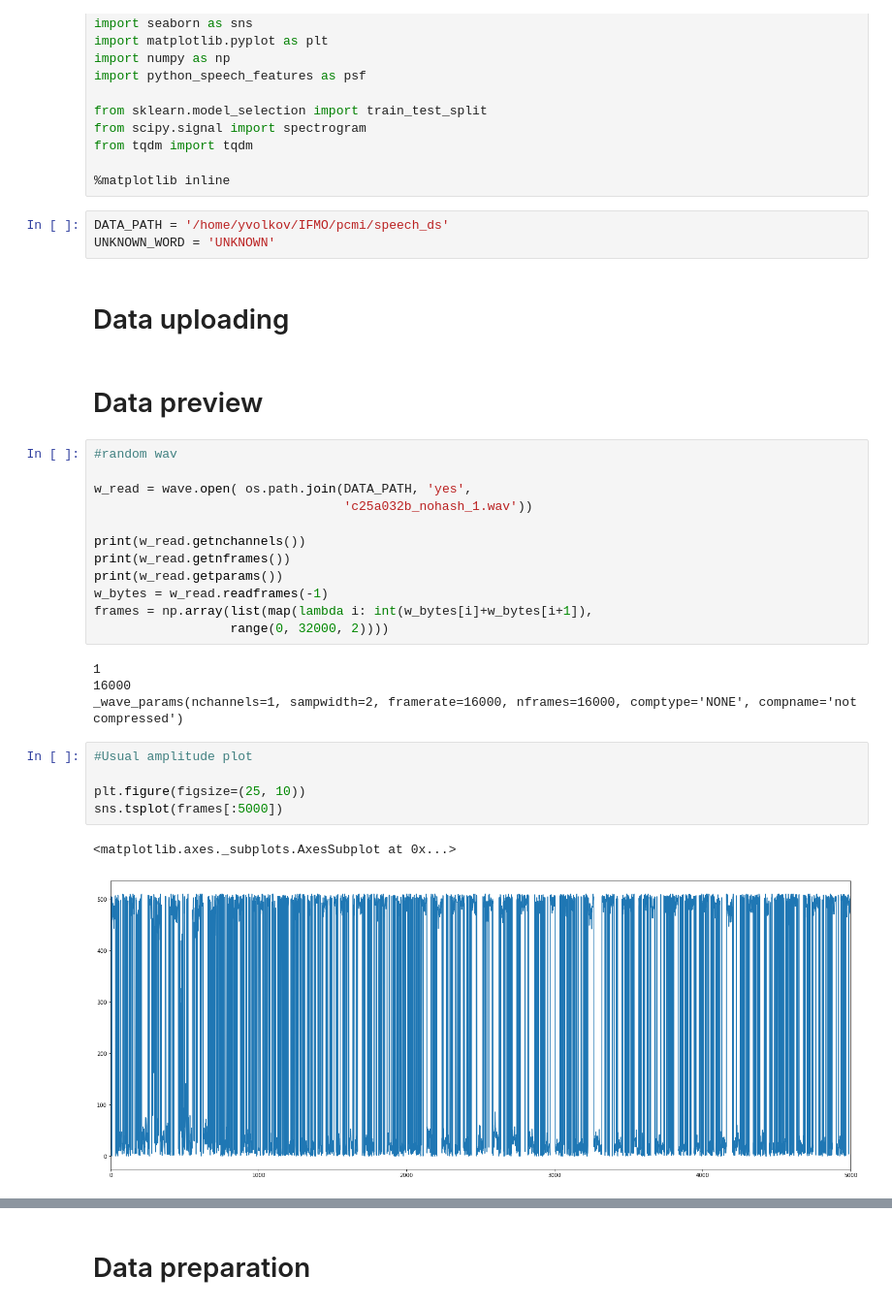
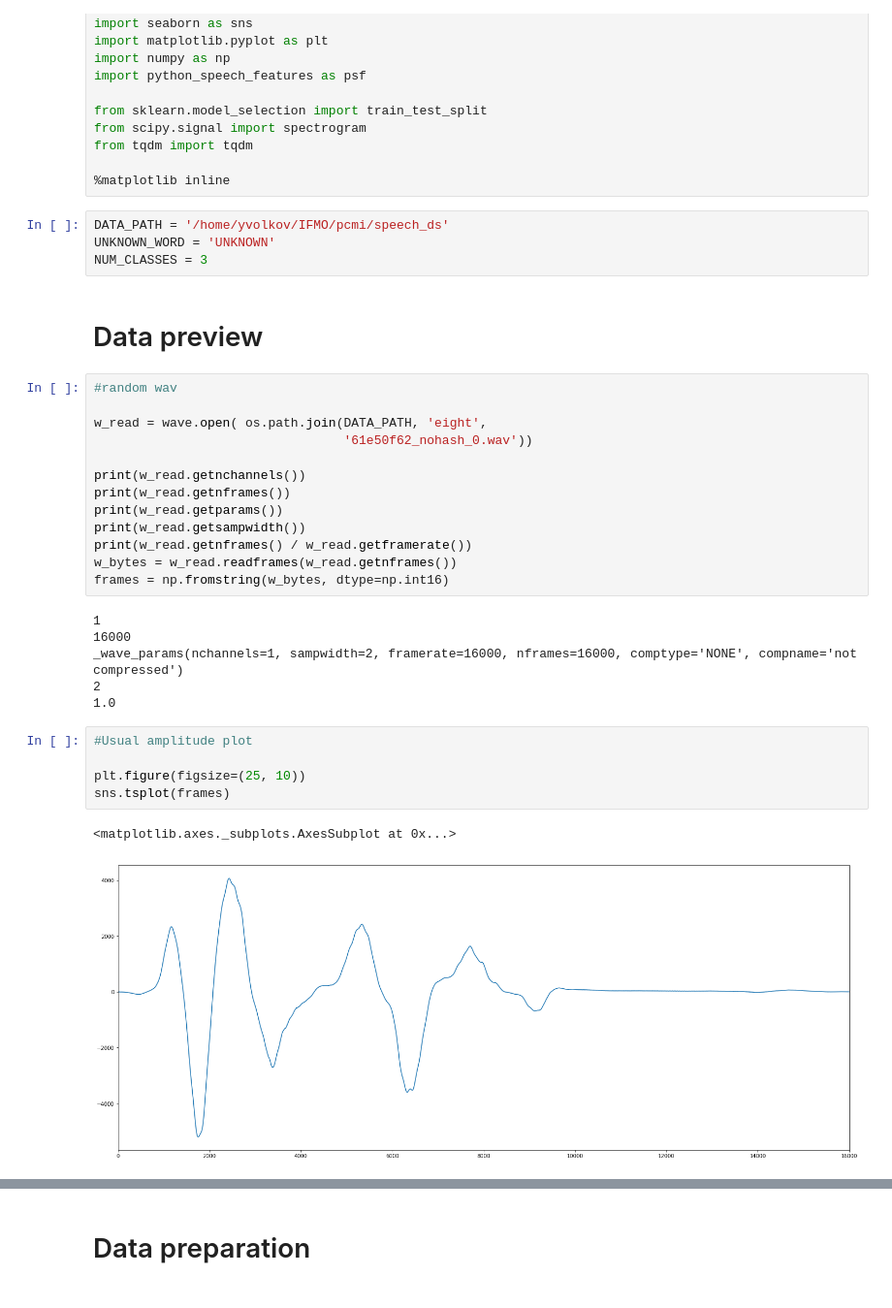
Before and after one commit to yurijvolkov/kws_kernel, a Jupyter notebook: Notebooks/Main.ipynb, the cells around one changed output, grey strips where cells are left out. Shown: that part at 97% size. Drawn from its saved outputs; the diff is of its cells as text.

```diff
--- a/Notebooks/Main.ipynb
+++ b/Notebooks/Main.ipynb
@@ -16,34 +16,36 @@ from tqdm import tqdm
 # %%
 DATA_PATH = '/home/yvolkov/IFMO/pcmi/speech_ds'
 UNKNOWN_WORD = 'UNKNOWN'
+NUM_CLASSES = 3
-# %% [markdown]
-# Data uploading
 # %% [markdown]
 # Data preview
 # %%
 #random wav
 
-w_read = wave.open( os.path.join(DATA_PATH, 'yes',
-                                 'c25a032b_nohash_1.wav'))
+w_read = wave.open( os.path.join(DATA_PATH, 'eight',
+                                 '61e50f62_nohash_0.wav'))
 
 print(w_read.getnchannels())
 print(w_read.getnframes())
 print(w_read.getparams())
-w_bytes = w_read.readframes(-1)
-frames = np.array(list(map(lambda i: int(w_bytes[i]+w_bytes[i+1]),
-                  range(0, 32000, 2))))
+print(w_read.getsampwidth())
+print(w_read.getnframes() / w_read.getframerate())
+w_bytes = w_read.readframes(w_read.getnframes())
+frames = np.fromstring(w_bytes, dtype=np.int16)
 # %% [output]
 1
 16000
 _wave_params(nchannels=1, sampwidth=2, framerate=16000, nframes=16000, comptype='NONE', compname='not compressed')
+2
+1.0
 # %%
 #Usual amplitude plot
 
 plt.figure(figsize=(25, 10))
-sns.tsplot(frames[:5000])
+sns.tsplot(frames)
 # %% [output]
 <matplotlib.axes._subplots.AxesSubplot at 0x...>
-[figure, old version]
+[figure, new version]
 # %%
 #Build spectrogram of signal
 
```
Also changed, not shown: parts of 11 cells of this notebook.
